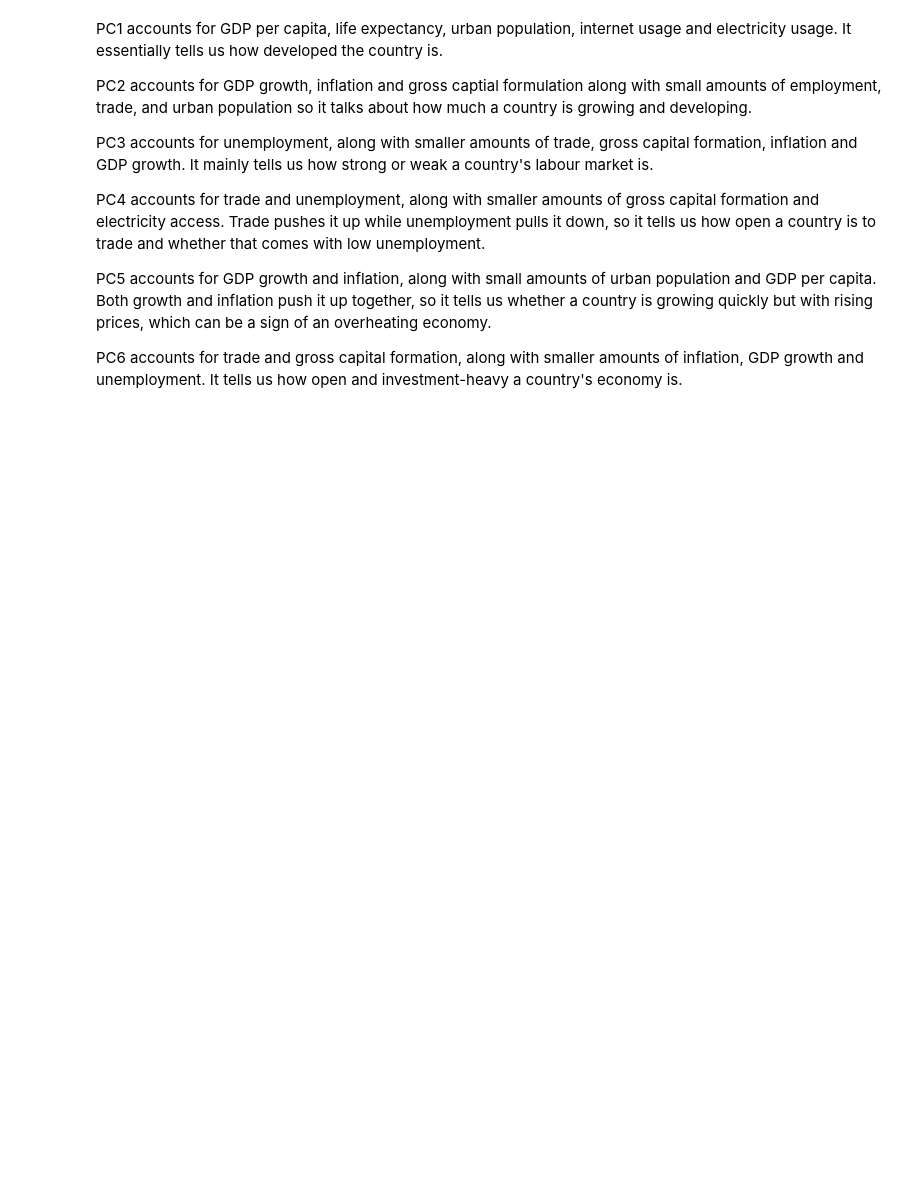
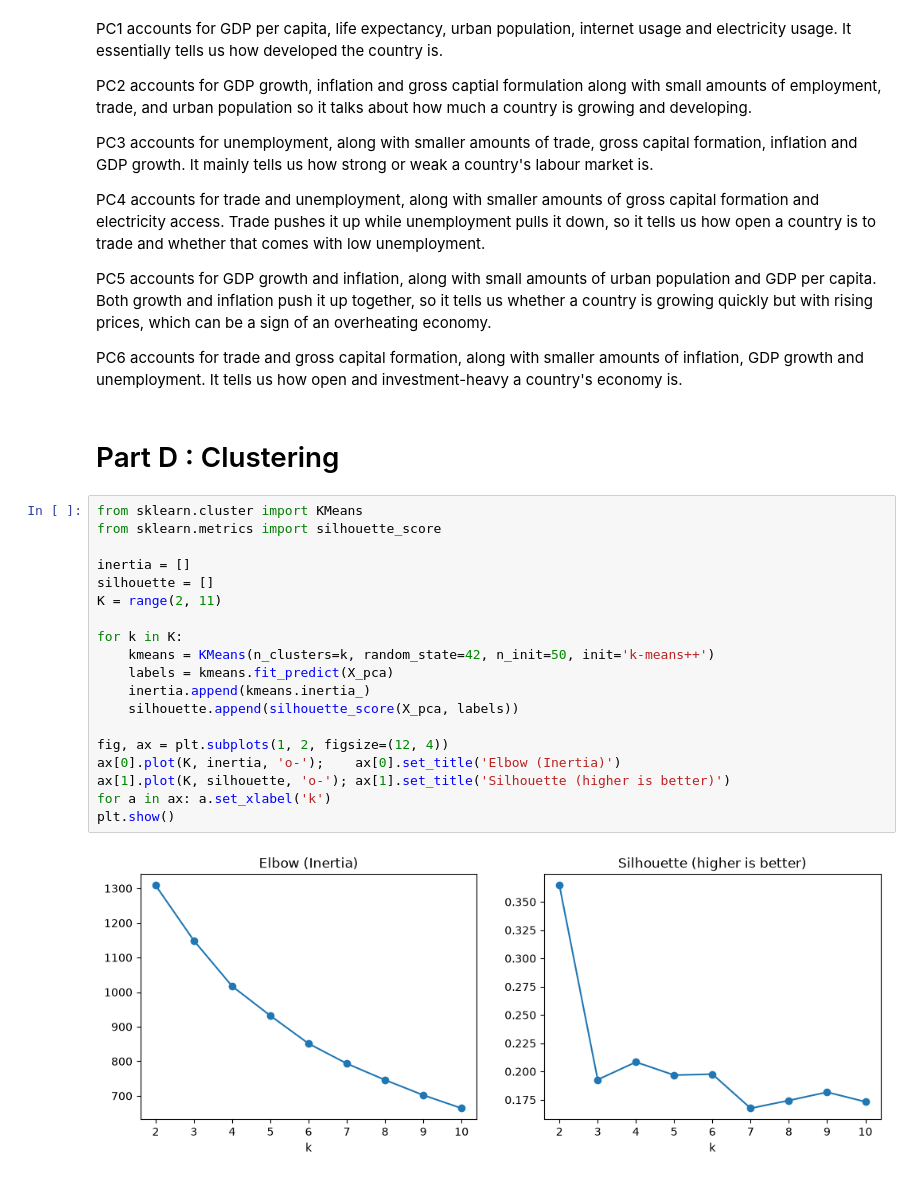
Before and after one commit to sahanakamdar/DS203_clustering, a Jupyter notebook: WDI_clustering.ipynb, the cells around one changed output. Saved outputs shown, nothing was run; the diff lists cells and outputs as text; blank space fills up the shorter version.

Commit message:
did kmeans

```diff
--- a/WDI_clustering.ipynb
+++ b/WDI_clustering.ipynb
@@ -388,3 +388,26 @@ PC4 accounts for trade and unemployment, along with smaller amounts of gross cap
 PC5 accounts for GDP growth and inflation, along with small amounts of urban population and GDP per capita. Both growth and inflation push it up together, so it tells us whether a country is growing quickly but with rising prices, which can be a sign of an overheating economy.
 
 PC6 accounts for trade and gross capital formation, along with smaller amounts of inflation, GDP growth and unemployment. It tells us how open and investment-heavy a country's economy is.
+# %% [markdown]
+# Part D : Clustering
+# %%
+from sklearn.cluster import KMeans
+from sklearn.metrics import silhouette_score
+
+inertia = []
+silhouette = []
+K = range(2, 11)
+
+for k in K:
+    kmeans = KMeans(n_clusters=k, random_state=42, n_init=50, init='k-means++')
+    labels = kmeans.fit_predict(X_pca)
+    inertia.append(kmeans.inertia_)
+    silhouette.append(silhouette_score(X_pca, labels))
+
+fig, ax = plt.subplots(1, 2, figsize=(12, 4))
+ax[0].plot(K, inertia, 'o-');    ax[0].set_title('Elbow (Inertia)')
+ax[1].plot(K, silhouette, 'o-'); ax[1].set_title('Silhouette (higher is better)')
+for a in ax: a.set_xlabel('k')
+plt.show()
+# %% [output]
+[figure, added]
```
Also changed, not shown: parts of 11 cells of this notebook.
